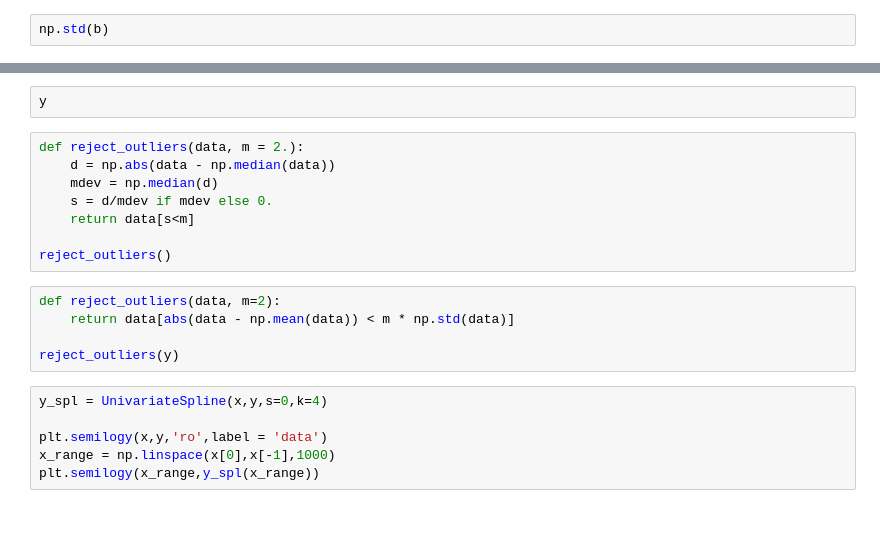
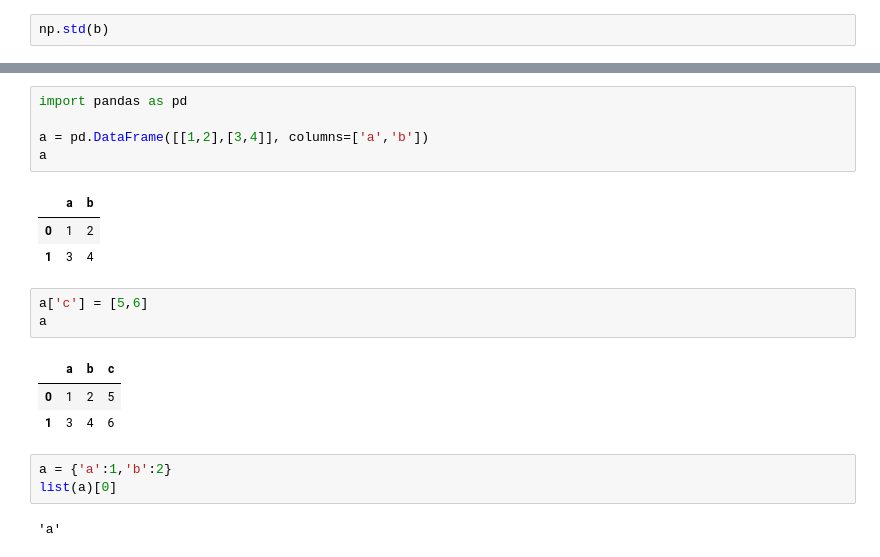
Before and after one commit to dj-lei/eric_toolsets, a Jupyter notebook: src/python/debug.ipynb, the cells around one changed output, grey strips where cells are left out. Saved outputs shown, nothing was run; the diff lists cells and outputs as text; blank space fills up the shorter version.

```diff
--- a/src/python/debug.ipynb
+++ b/src/python/debug.ipynb
@@ -520,21 +489,21 @@ y = np.array(list(data.y.values)[0:r])
-# %%
-y
-# %%
-def reject_outliers(data, m = 2.):
-    d = np.abs(data - np.median(data))
-    mdev = np.median(d)
-    s = d/mdev if mdev else 0.
-    return data[s<m]
-
-reject_outliers()
-# %%
-def reject_outliers(data, m=2):
-    return data[abs(data - np.mean(data)) < m * np.std(data)]
-
-reject_outliers(y)
-# %%
-y_spl = UnivariateSpline(x,y,s=0,k=4)
-
-plt.semilogy(x,y,'ro',label = 'data')
-x_range = np.linspace(x[0],x[-1],1000)
-plt.semilogy(x_range,y_spl(x_range))
+# %%
+import pandas as pd
+
+a = pd.DataFrame([[1,2],[3,4]], columns=['a','b'])
+a
+# %% [output]
+|  | a | b |
+| 0 | 1 | 2 |
+| 1 | 3 | 4 |
+# %%
+a['c'] = [5,6]
+a
+# %% [output]
+|  | a | b | c |
+| 0 | 1 | 2 | 5 |
+| 1 | 3 | 4 | 6 |
+# %%
+a = {'a':1,'b':2}
+list(a)[0]
+# %% [output]
+'a'
```
Also changed, not shown: parts of 15 cells of this notebook, 18 other files.
